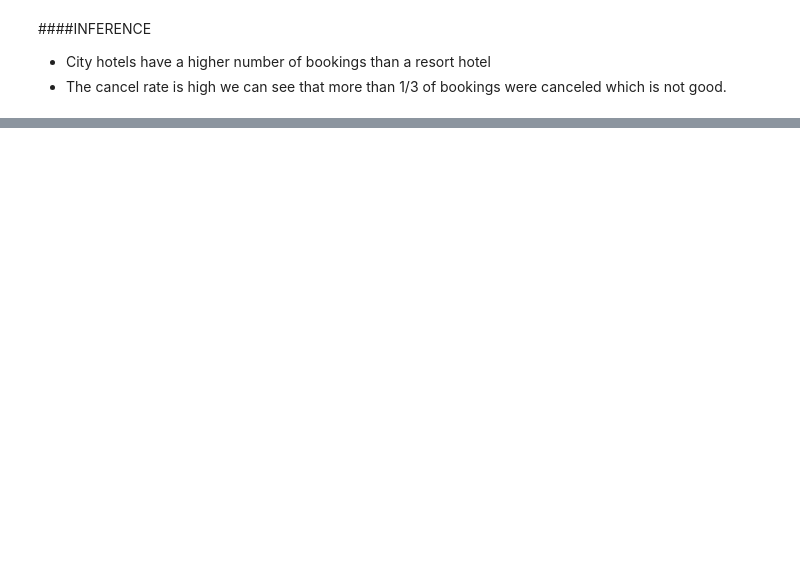
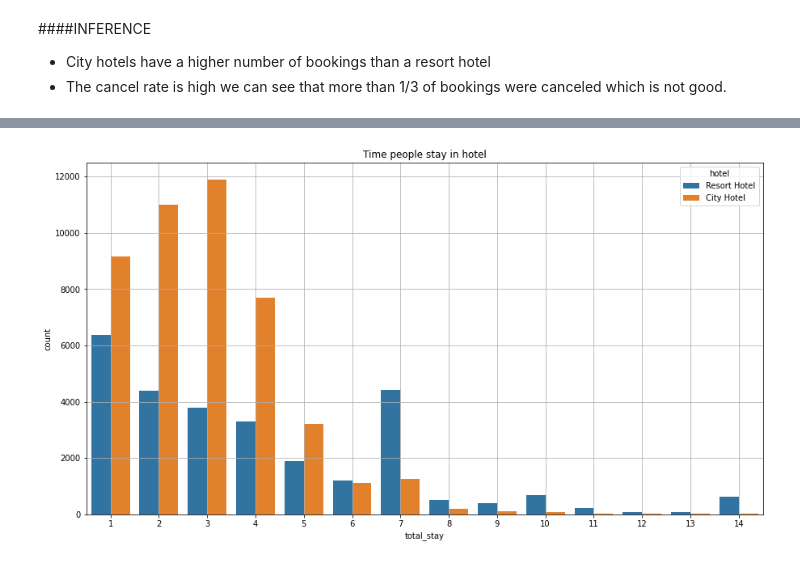
Before and after one commit to MohanVishe/Exploratory-Data-Analysis----Hotel-Booking-Dataset, a Jupyter notebook: Hotel_Booking_Analysis_Capstone_Project.ipynb, the cells around one changed output, grey strips where cells are left out. Cells and saved outputs as stored; diff of their text form; code cells hidden in the pictures; blank space fills up the shorter version.

```diff
--- a/Hotel_Booking_Analysis_Capstone_Project.ipynb
+++ b/Hotel_Booking_Analysis_Capstone_Project.ipynb
@@ -152,0 +181,8 @@ plt.title("Booking cancelled");plt.xlabel("0 for not cancel and 1 for cancel");p
+# %%
+ # remove outliers
+T = Non_cancel[(Non_cancel["total_stay"]>0) & (Non_cancel['total_stay'] < 15)]
+plt.rcParams["figure.figsize"]=[15,8]
+sns.countplot(x = T['total_stay'], hue = T['hotel'])
+plt.title("Time people stay in hotel");plt.grid();plt.show()
+# %% [output]
+[figure, added]
```
Also changed, not shown: parts of 16 cells of this notebook.
